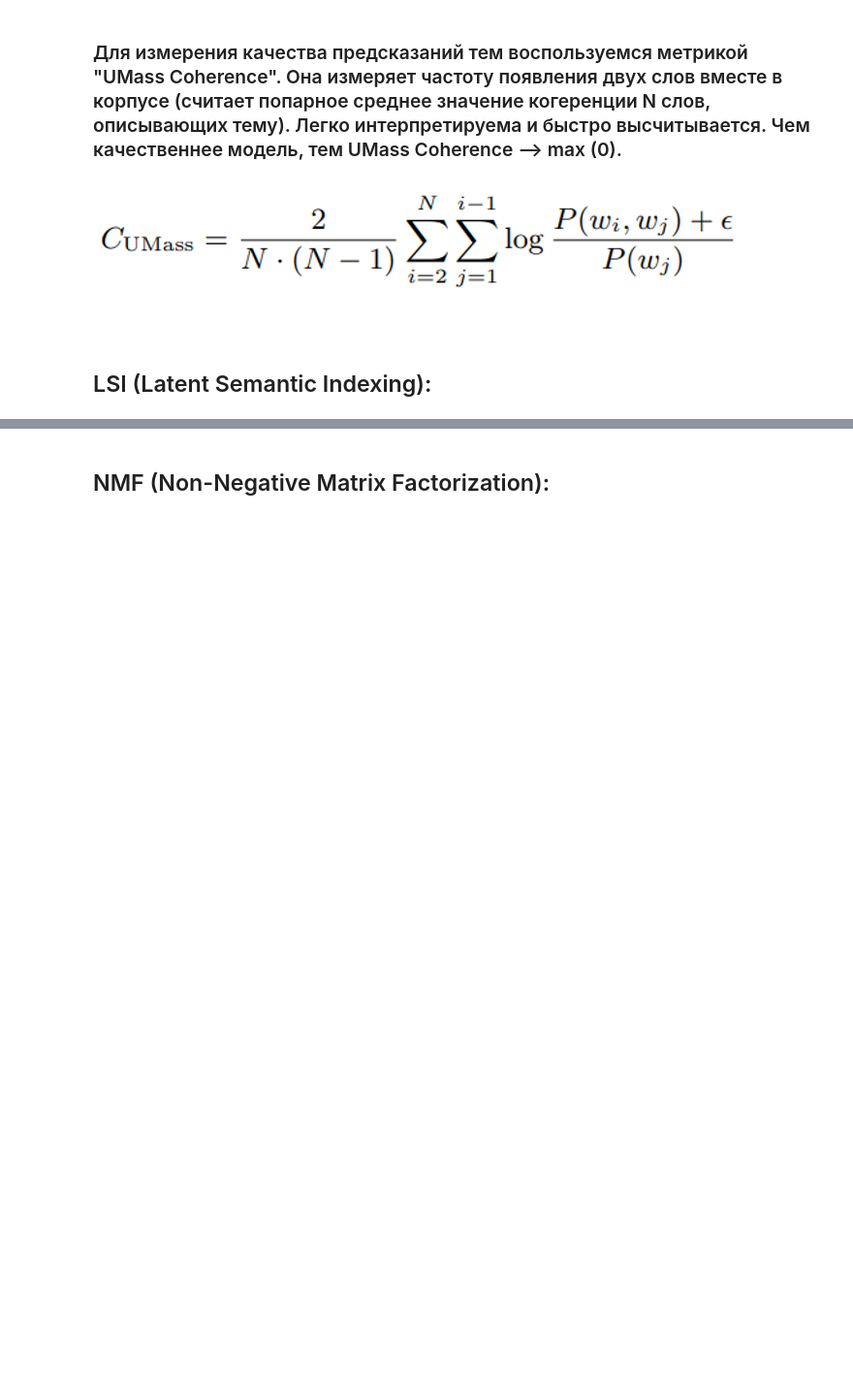
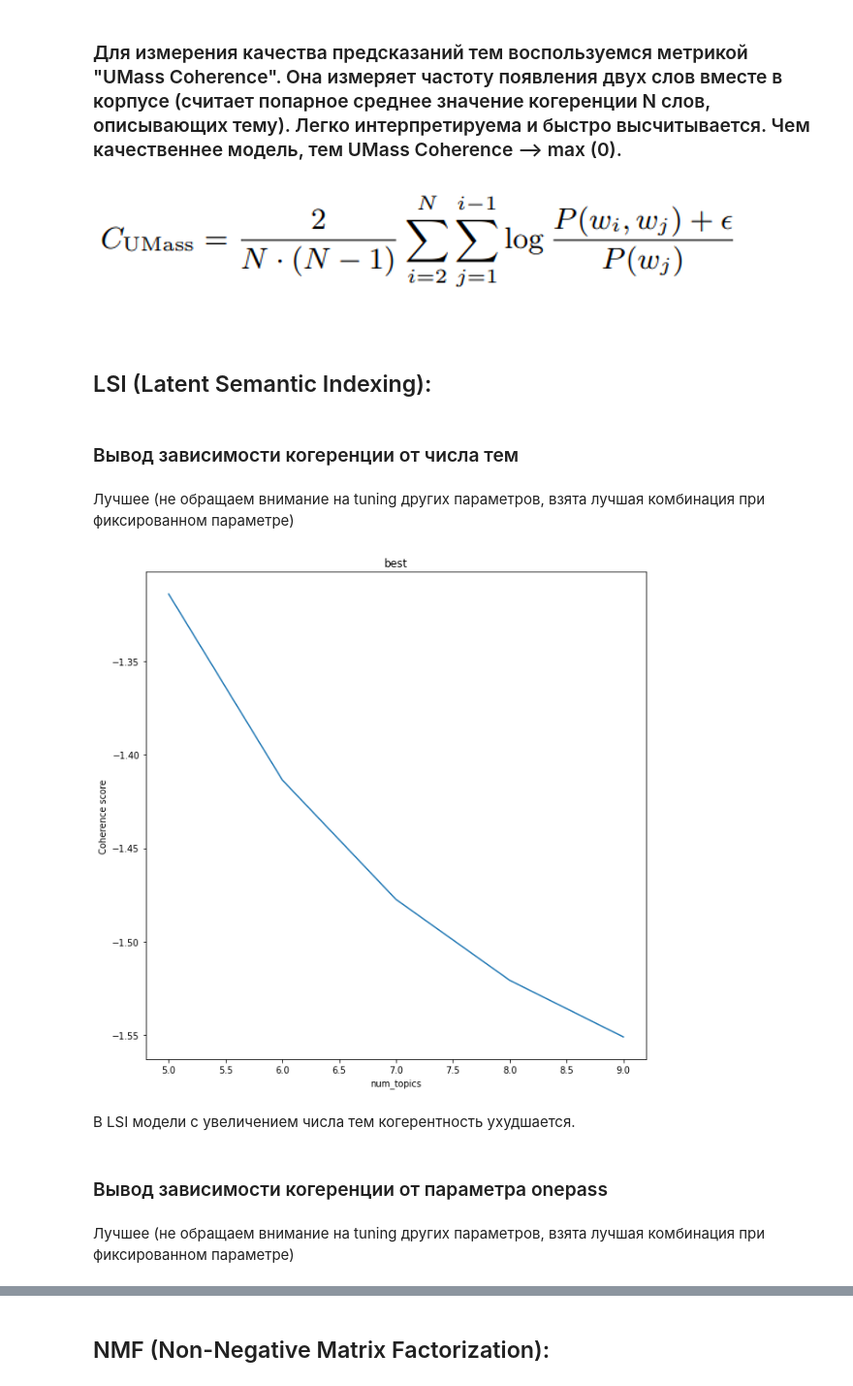
Before and after one commit to DenisKabanov/computational_linguistics_lab3, a Jupyter notebook: test.ipynb, the cells around one changed output, grey strips where cells are left out. Shown at 97% size. Drawn from its saved outputs; the diff is of its cells as text; code cells hidden in the pictures; blank space fills up the shorter version.

```diff
--- a/test.ipynb
+++ b/test.ipynb
@@ -78,21 +77,16 @@ def print_coherence(models_arr, param_to_sort, model_name, plot_type="best"): #
         raise Exception(r'param_to_sort should be "best" or "avg"')
 
 
-    lsi_params={'num_topics': [i for i in range(5, 10)],
-            'onepass': [True, False],
-            'power_iters': [0,1,2,3]}
-
-
     if model_name == "LDA":
         param_to_sort = ["num_topics", "alpha", "beta"][param_to_sort]
     elif model_name == "LSI":
         param_to_sort = ["num_topics", "onepass", "power_iters"][param_to_sort]
     elif model_name == "NMF":
-        param_to_sort = ["num_topics", "kappa"][param_to_sort]
+        param_to_sort = ["num_topics", "kappa", 'w_max_iter', 'h_max_iter'][param_to_sort]
     else:
         raise Exception(r'model_name should be "LDA", "LSI" or "NMF"')
 
-    plt.figure(figsize=(10, 10))
+    plt.figure(figsize=(9, 9))
     plt.title(plot_type)
     plt.plot(unique_param_vals, cohs)
     plt.xlabel(param_to_sort)
@@ -304,3 +299,17 @@ for num_topics in tqdm(lsi_params['num_topics']):
             lsi_coherence = CoherenceModel(topics=lsitopics, texts=texts_v2, dictionary=dictionary, window_size=10, coherence="u_mass").get_coherence()
 
             lsi_models.append({'model': lsimodel, 'coherence': lsi_coherence, 'params': [num_topics, onepass, power_iters]})
+# %% [markdown]
+### Вывод зависимости когеренции от числа тем
+# %% [markdown]
+Лучшее (не обращаем внимание на tuning других параметров, взята лучшая комбинация при фиксированном параметре)
+# %%
+print_coherence(lsi_models, 0, "LSI", "best")
+# %% [output]
+[figure, added]
+# %% [markdown]
+В LSI модели с увеличением числа тем когерентность ухудшается.
+# %% [markdown]
+### Вывод зависимости когеренции от параметра onepass
+# %% [markdown]
+Лучшее (не обращаем внимание на tuning других параметров, взята лучшая комбинация при фиксированном параметре)
```
Also changed, not shown: parts of 86 cells of this notebook, 1 other file.
